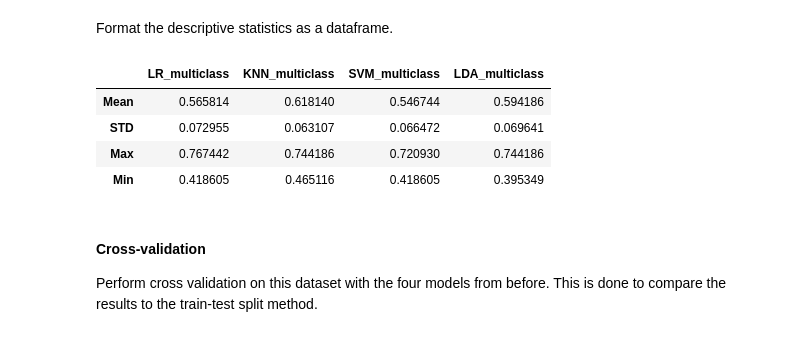
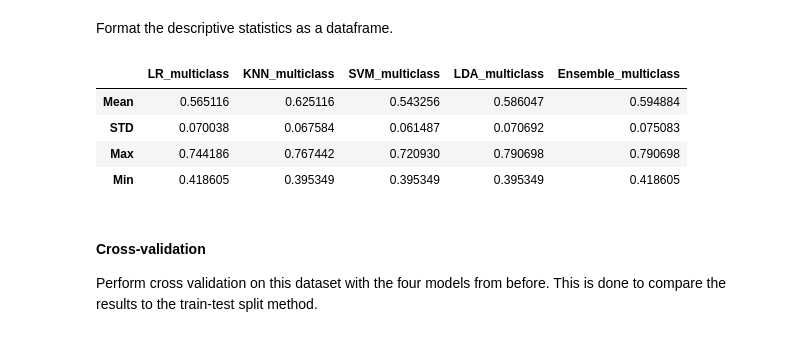
Before and after one commit to tdaug6/Deep-Learning-Methods-to-Predict-Disease-in-Brain-Images, a Jupyter notebook: Notebooks/Machine_Learning/2023.7.11-Machine_Learning-Pheno-All_Sites.ipynb, the cells around one changed output. Drawn from its saved outputs; the diff is of its cells as text; code cells hidden in the pictures.

Commit message:
Included ensemble of all methods as model for evaluation

```diff
--- a/Notebooks/Machine_Learning/2023.7.11-Machine_Learning-Pheno-All_Sites.ipynb
+++ b/Notebooks/Machine_Learning/2023.7.11-Machine_Learning-Pheno-All_Sites.ipynb
@@ -189,14 +197,21 @@ def evaluate_models(X, y):
     # Separate the data into training and testing sets
     X_trn, X_tst, y_trn, y_tst = train_test_split(X, y)
 
-    # Evaluate the accuracies using each of the three models
-    lr_acc = make_predictions(LogisticRegression(), X_trn, X_tst, y_trn, y_tst)
-    knn_acc = make_predictions(KNeighborsClassifier(), X_trn, X_tst, y_trn, y_tst)
-    svm_acc = make_predictions(SVC(), X_trn, X_tst, y_trn, y_tst)
-    lda_acc = make_predictions(LinearDiscriminantAnalysis(), X_trn, X_tst, y_trn, y_tst)
+    logr = LogisticRegression()
+    knn = KNeighborsClassifier()
+    svm = SVC()
+    lda = LinearDiscriminantAnalysis()
+    ens = VotingClassifier([('logr',logr), ('knn',knn), ('svm',svm), ('lda',lda)])
+
+    # Evaluate the accuracies using each model
+    lr_acc = make_predictions(logr, X_trn, X_tst, y_trn, y_tst)
+    knn_acc = make_predictions(knn, X_trn, X_tst, y_trn, y_tst)
+    svm_acc = make_predictions(svm, X_trn, X_tst, y_trn, y_tst)
+    lda_acc = make_predictions(lda, X_trn, X_tst, y_trn, y_tst)
+    ens_acc = make_predictions(ens, X_trn, X_tst, y_trn, y_tst)
 
     # Return the accuracy in a list format
-    return [lr_acc, knn_acc, svm_acc, lda_acc]
+    return [lr_acc, knn_acc, svm_acc, lda_acc, ens_acc]
 # %% [markdown]
 ### get_accuracies()
 
@@ -217,6 +232,7 @@ def get_accuracies(X, y):
     knn_acc = []
     svm_acc = []
     lda_acc = []
+    ens_acc = []
 
     # Run 100 iterations of evaluating the model
     for i in range(100):
@@ -228,9 +244,10 @@ def get_accuracies(X, y):
         knn_acc.append(accuracies[1])
         svm_acc.append(accuracies[2])
         lda_acc.append(accuracies[3])
+        ens_acc.append(accuracies[4])
 
     # Return a list of all accuracies
-    return [lr_acc, knn_acc, svm_acc, lda_acc]
+    return [lr_acc, knn_acc, svm_acc, lda_acc, ens_acc]
 # %% [markdown]
 ### perform_cross_validation()
 
@@ -340,24 +357,25 @@ Please also refer to the documentation for alternative solver options:
 # %% [markdown]
 Extract descriptive statistics from the accuracies.
 # %%
-means = [accuracies[0].mean(), accuracies[1].mean(), accuracies[2].mean(), accuracies[3].mean()]
-stds  = [accuracies[0].std(),  accuracies[1].std(),  accuracies[2].std(),  accuracies[3].std()]
-maxes = [accuracies[0].max(),  accuracies[1].max(),  accuracies[2].max(),  accuracies[3].max()]
-mins  = [accuracies[0].min(),  accuracies[1].min(),  accuracies[2].min(),  accuracies[3].min()]
+means = [accuracies[0].mean(), accuracies[1].mean(), accuracies[2].mean(), accuracies[3].mean(), accuracies[4].mean()]
+stds  = [accuracies[0].std(),  accuracies[1].std(),  accuracies[2].std(),  accuracies[3].std(),  accuracies[4].std()]
+maxes = [accuracies[0].max(),  accuracies[1].max(),  accuracies[2].max(),  accuracies[3].max(),  accuracies[4].max()]
+mins  = [accuracies[0].min(),  accuracies[1].min(),  accuracies[2].min(),  accuracies[3].min(),  accuracies[4].min()]
 # %% [markdown]
 Format the descriptive statistics as a dataframe.
 # %%
 results = pd.DataFrame([means, stds, maxes, mins],
                        index=['Mean', 'STD', 'Max', 'Min'],
-                       columns=['LR_multiclass', 'KNN_multiclass', 'SVM_multiclass', 'LDA_multiclass'])
+                       columns=['LR_multiclass', 'KNN_multiclass',
+                                'SVM_multiclass', 'LDA_multiclass', 'Ensemble_multiclass'])
 
 results
 # %% [output]
-|  | LR_multiclass | KNN_multiclass | SVM_multiclass | LDA_multiclass |
-| Mean | 0.565814 | 0.618140 | 0.546744 | 0.594186 |
-| STD | 0.072955 | 0.063107 | 0.066472 | 0.069641 |
-| Max | 0.767442 | 0.744186 | 0.720930 | 0.744186 |
-| Min | 0.418605 | 0.465116 | 0.418605 | 0.395349 |
+|  | LR_multiclass | KNN_multiclass | SVM_multiclass | LDA_multiclass | Ensemble_multiclass |
+| Mean | 0.565116 | 0.625116 | 0.543256 | 0.586047 | 0.594884 |
+| STD | 0.070038 | 0.067584 | 0.061487 | 0.070692 | 0.075083 |
+| Max | 0.744186 | 0.767442 | 0.720930 | 0.790698 | 0.790698 |
+| Min | 0.418605 | 0.395349 | 0.395349 | 0.395349 | 0.418605 |
 # %% [markdown]
 #### Cross-validation
 
```
Also changed, not shown: parts of 21 cells of this notebook, 6 other files.
